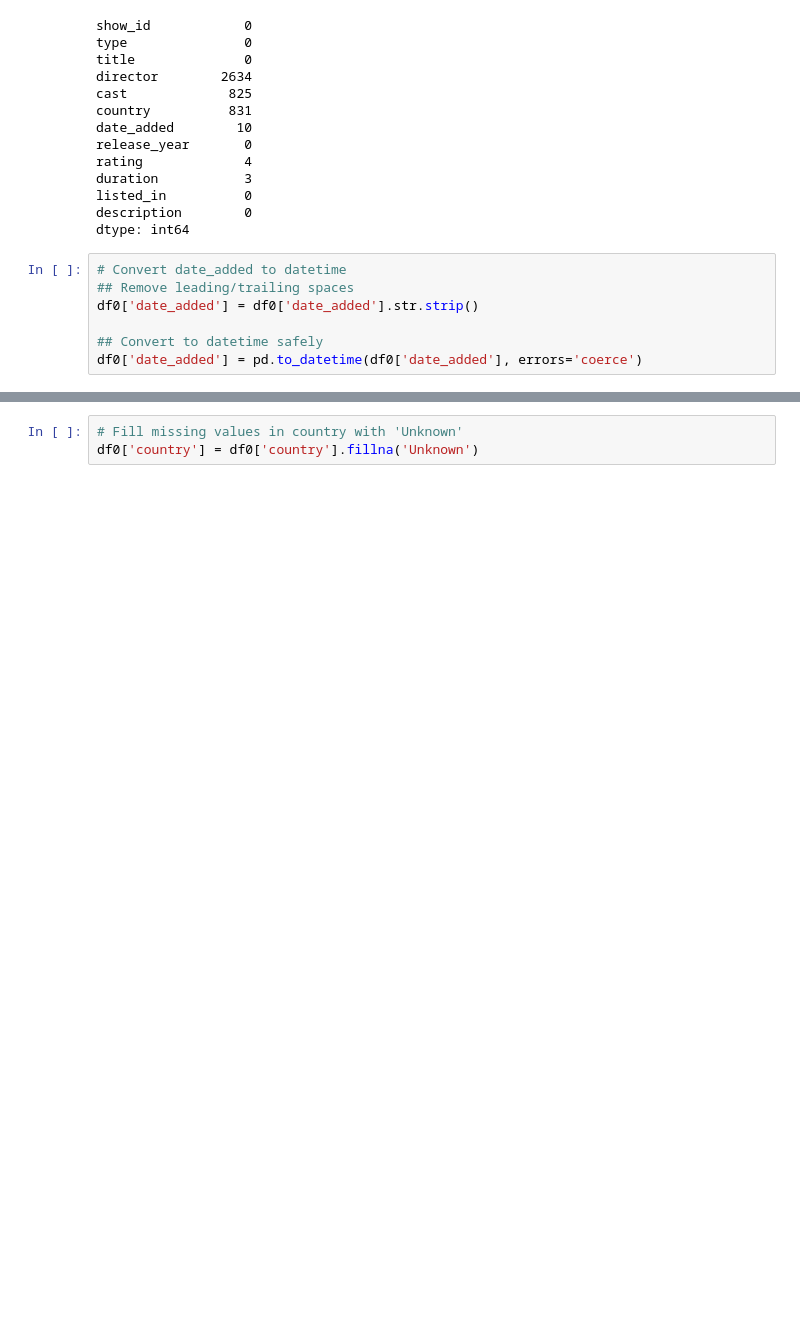
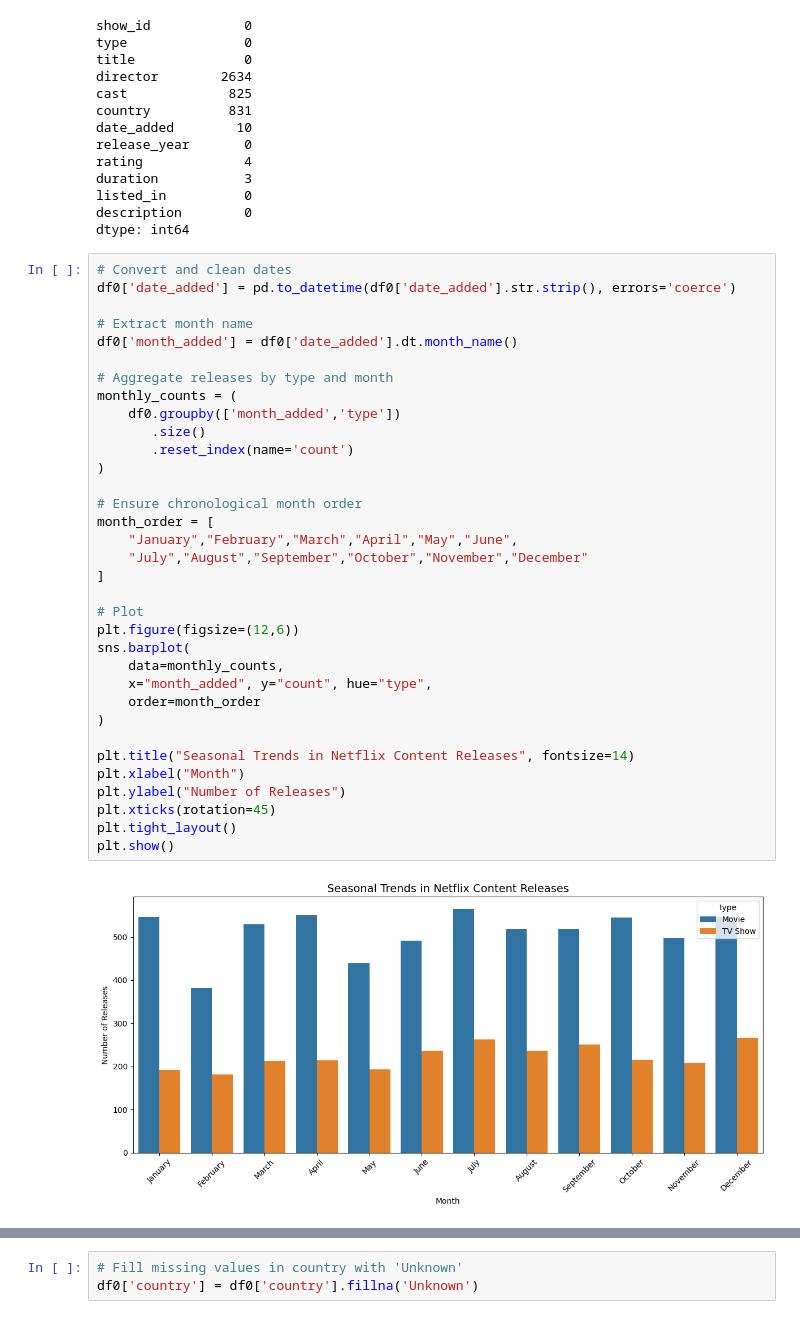
Before and after one commit to Shreyak1999/Portfolio-Projects, a Jupyter notebook: EDA_Netflix_Titles/eda.ipynb, the cells around one changed output, grey strips where cells are left out. Drawn from its saved outputs; the diff is of its cells as text; blank space fills up the shorter version.

```diff
--- a/EDA_Netflix_Titles/eda.ipynb
+++ b/EDA_Netflix_Titles/eda.ipynb
@@ -63,9 +63,38 @@ listed_in          0
 description        0
 dtype: int64
 # %%
-# Convert date_added to datetime
-## Remove leading/trailing spaces
-df0['date_added'] = df0['date_added'].str.strip()
+# Convert and clean dates
+df0['date_added'] = pd.to_datetime(df0['date_added'].str.strip(), errors='coerce')
 
-## Convert to datetime safely
-df0['date_added'] = pd.to_datetime(df0['date_added'], errors='coerce')
+# Extract month name
+df0['month_added'] = df0['date_added'].dt.month_name()
+
+# Aggregate releases by type and month
+monthly_counts = (
+    df0.groupby(['month_added','type'])
+       .size()
+       .reset_index(name='count')
+)
+
+# Ensure chronological month order
+month_order = [
+    "January","February","March","April","May","June",
+    "July","August","September","October","November","December"
+]
+
+# Plot
+plt.figure(figsize=(12,6))
+sns.barplot(
+    data=monthly_counts,
+    x="month_added", y="count", hue="type",
+    order=month_order
+)
+
+plt.title("Seasonal Trends in Netflix Content Releases", fontsize=14)
+plt.xlabel("Month")
+plt.ylabel("Number of Releases")
+plt.xticks(rotation=45)
+plt.tight_layout()
+plt.show()
+# %% [output]
+[figure, added]
```
Also changed, not shown: parts of 13 cells of this notebook, 3 other files.
